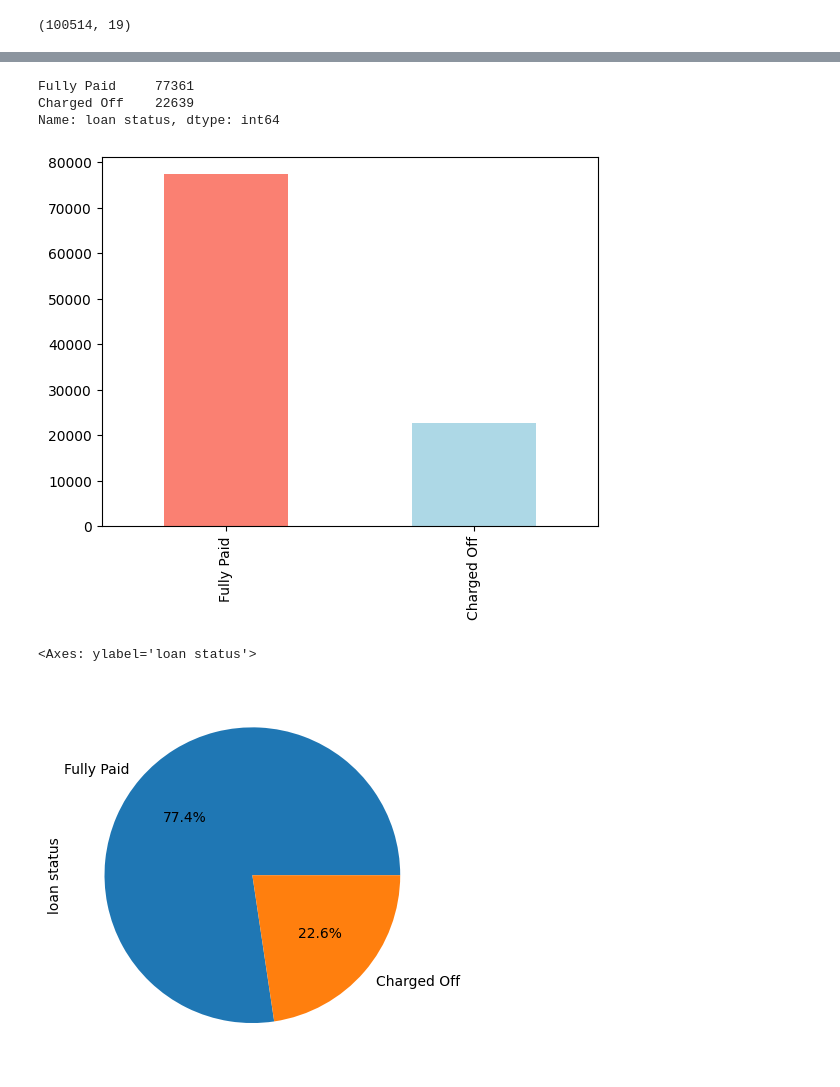
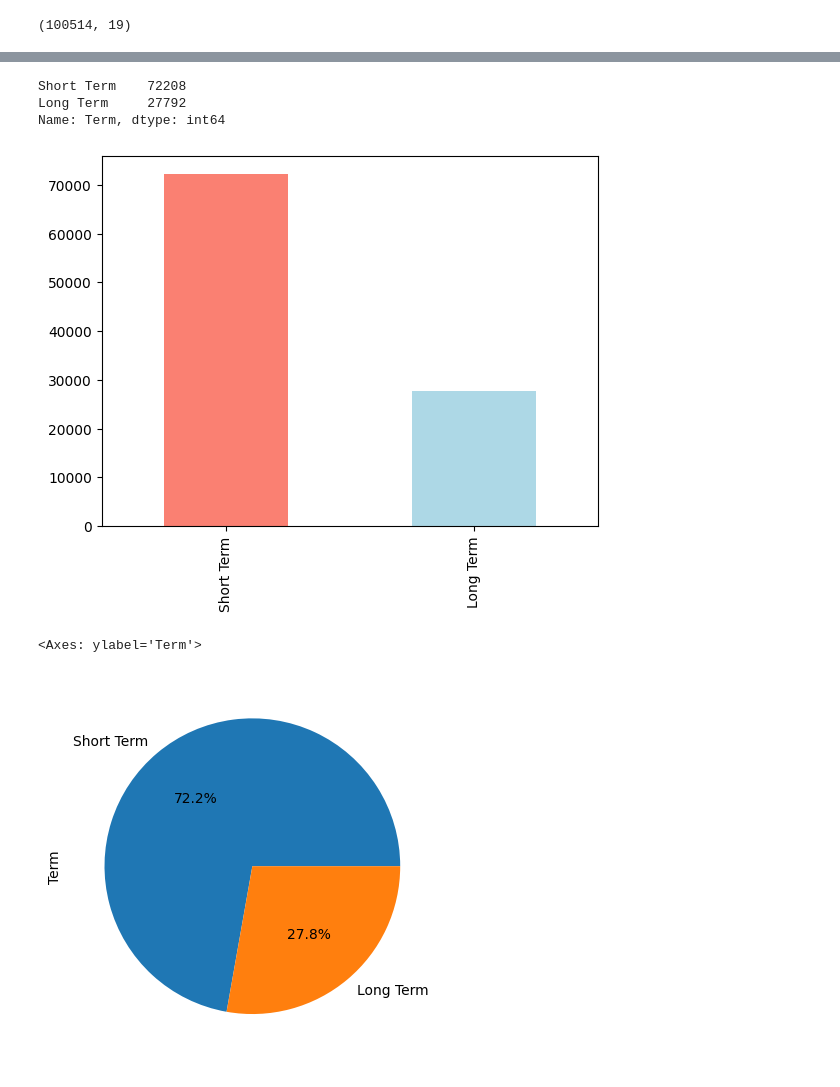
Before and after one commit to abideen-olawuwo/loancredit, a Jupyter notebook: credit.ipynb, the cells around one changed output, grey strips where cells are left out. Saved outputs shown, nothing was run; the diff lists cells and outputs as text; code cells hidden in the pictures.

```diff
--- a/credit.ipynb
+++ b/credit.ipynb
@@ -46,9 +47,6 @@ df_train.head()
 | 2 | 4eed4e6a-aa2f-4c91-8651-ce984ee8fb26 | 5efb2b2b-bf11-4dfd-a572-3761a2694725 | Fully Paid | 99999999.0 | Short Term | 741.0 | 2231892.0 | ... |
 | 3 | 77598f7b-32e7-4e3b-a6e5-06ba0d98fe8a | e777faab-98ae-45af-9a86-7ce5b33b1011 | Fully Paid | 347666.0 | Long Term | 721.0 | 806949.0 | ... |
 | 4 | d4062e70-befa-4995-8643-a0de73938182 | 81536ad9-5ccf-4eb8-befb-47a4d608658e | Fully Paid | 176220.0 | Short Term | NaN | NaN | ... |
-# %%
-# we convert columns name to lower case
-df_train.columns = df_train.columns.str.lower()
 # %%
 df_train=df_train.drop(['months since last delinquent','loan id','customer id'],axis=1)
 # %%
@@ -125,15 +186,15 @@ plt.show()
 # %%
-df_train['loan status'].value_counts()
+df_train['Term'].value_counts()
 # %% [output]
-Fully Paid     77361
-Charged Off    22639
-Name: loan status, dtype: int64
+Short Term    72208
+Long Term     27792
+Name: Term, dtype: int64
 # %%
-df_train["loan status"].value_counts().plot(kind="bar", color=["salmon", "lightblue"]);
+df_train["Term"].value_counts().plot(kind="bar", color=["salmon", "lightblue"]);
 # %% [output]
-[figure, old version]
+[figure, new version]
 # %%
-df_train['loan status'].value_counts().plot(kind='pie',autopct='%1.1f%%')
+df_train['Term'].value_counts().plot(kind='pie',autopct='%1.1f%%')
 # %% [output]
-<Axes: ylabel='loan status'>
+<Axes: ylabel='Term'>
-[figure, old version]
+[figure, new version]
```
Also changed, not shown: parts of 26 cells of this notebook.
